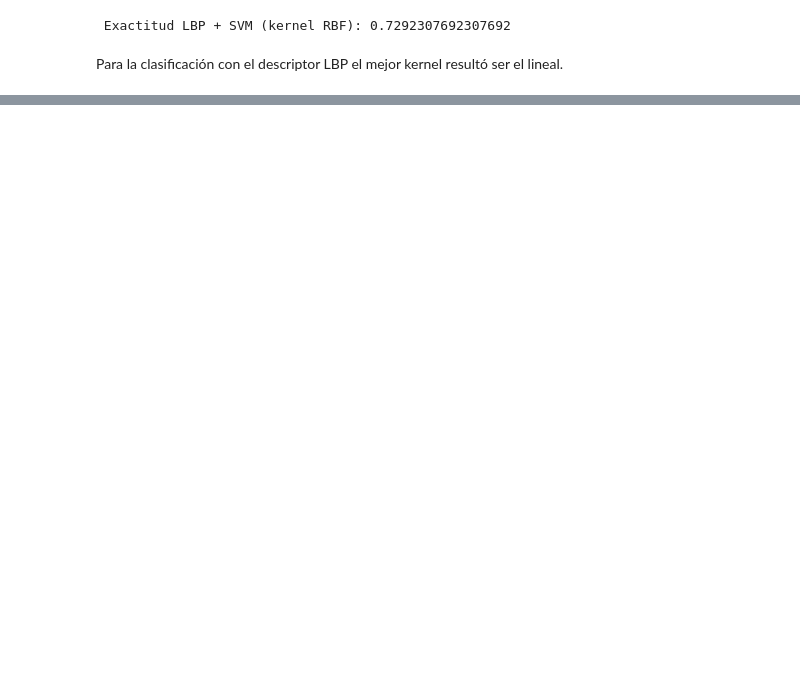
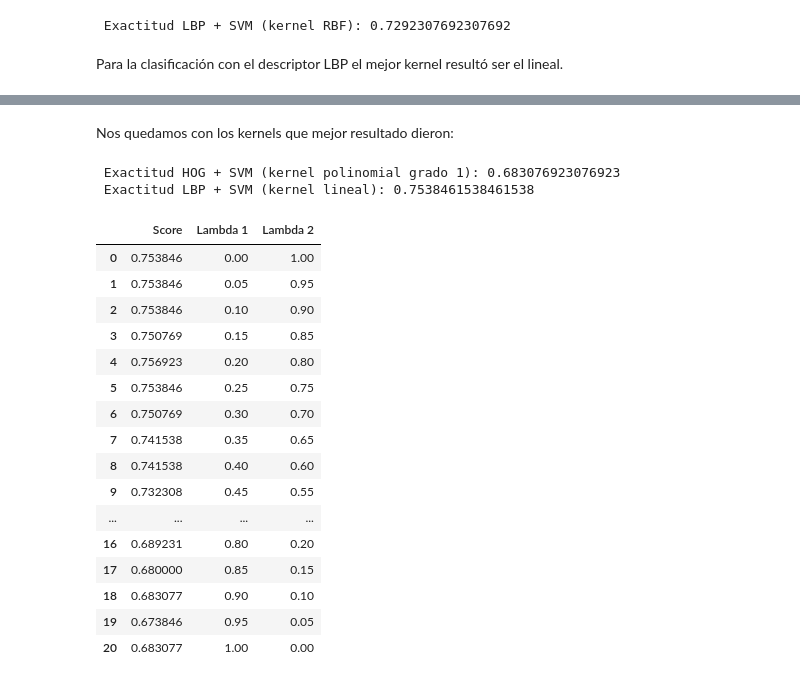
Before and after one commit to manugarciat/erv-practicas, a Jupyter notebook: tire-defect-detection/tp-final.ipynb, the cells around one changed output, grey strips where cells are left out. Cells and saved outputs as stored; diff of their text form; code cells hidden in the pictures; blank space fills up the shorter version.

```diff
--- a/tire-defect-detection/tp-final.ipynb
+++ b/tire-defect-detection/tp-final.ipynb
@@ -334,0 +402,29 @@ Para la clasificación con el descriptor LBP el mejor kernel resultó ser el lin
+# %%
+def fusion(prediccion_1, prediccion_2, coeficiente_1, coeficiente_2):
+    return prediccion_1 * coeficiente_1 + prediccion_2 * coeficiente_2
+# %% [markdown]
+Nos quedamos con los kernels que mejor resultado dieron:
+# %%
+# kernel polinomial grado 1 para HOG
+# Entrenamiento HOG + SVM
+
+svc_hog = SVC(kernel='poly', degree=1, probability=True)
+svc_hog.fit(X_train_hog, y_train_hog)
+
+# Predicción HOG + SVM
+y_pred_hog = svc_hog.predict_proba(X_test_hog)
+
+print(" Exactitud HOG + SVM (kernel polinomial grado 1): " + str(calcula_score(y_pred_hog[:, 1], y_test_hog)))
+
+# kernel lineal para LBP:
+# Entrenamiento LBP + SVM
+svc_lbp = SVC(kernel='linear', degree=2, probability=True)
+svc_lbp.fit(X_train_lbp, y_train_lbp)
+
+# Predicción LBP + SVM
+y_pred_lbp = svc_lbp.predict_proba(X_test_lbp)
+
+print(" Exactitud LBP + SVM (kernel lineal): " + str(calcula_score(y_pred_lbp[:, 1], y_test_lbp)))
+# %% [output]
+ Exactitud HOG + SVM (kernel polinomial grado 1): 0.683076923076923
+ Exactitud LBP + SVM (kernel lineal): 0.7538461538461538
@@ -334,0 +443,20 @@ Para la clasificación con el descriptor LBP el mejor kernel resultó ser el lin
+# %%
+display(df_fusion)
+# %% [output]
+|  | Score | Lambda 1 | Lambda 2 |
+| 0 | 0.753846 | 0.00 | 1.00 |
+| 1 | 0.753846 | 0.05 | 0.95 |
+| 2 | 0.753846 | 0.10 | 0.90 |
+| 3 | 0.750769 | 0.15 | 0.85 |
+| 4 | 0.756923 | 0.20 | 0.80 |
+| 5 | 0.753846 | 0.25 | 0.75 |
+| 6 | 0.750769 | 0.30 | 0.70 |
+| 7 | 0.741538 | 0.35 | 0.65 |
+| 8 | 0.741538 | 0.40 | 0.60 |
+| 9 | 0.732308 | 0.45 | 0.55 |
+| ... | ... | ... | ... |
+| 16 | 0.689231 | 0.80 | 0.20 |
+| 17 | 0.680000 | 0.85 | 0.15 |
+| 18 | 0.683077 | 0.90 | 0.10 |
+| 19 | 0.673846 | 0.95 | 0.05 |
+| 20 | 0.683077 | 1.00 | 0.00 |
```
Also changed, not shown: parts of 34 cells of this notebook.
